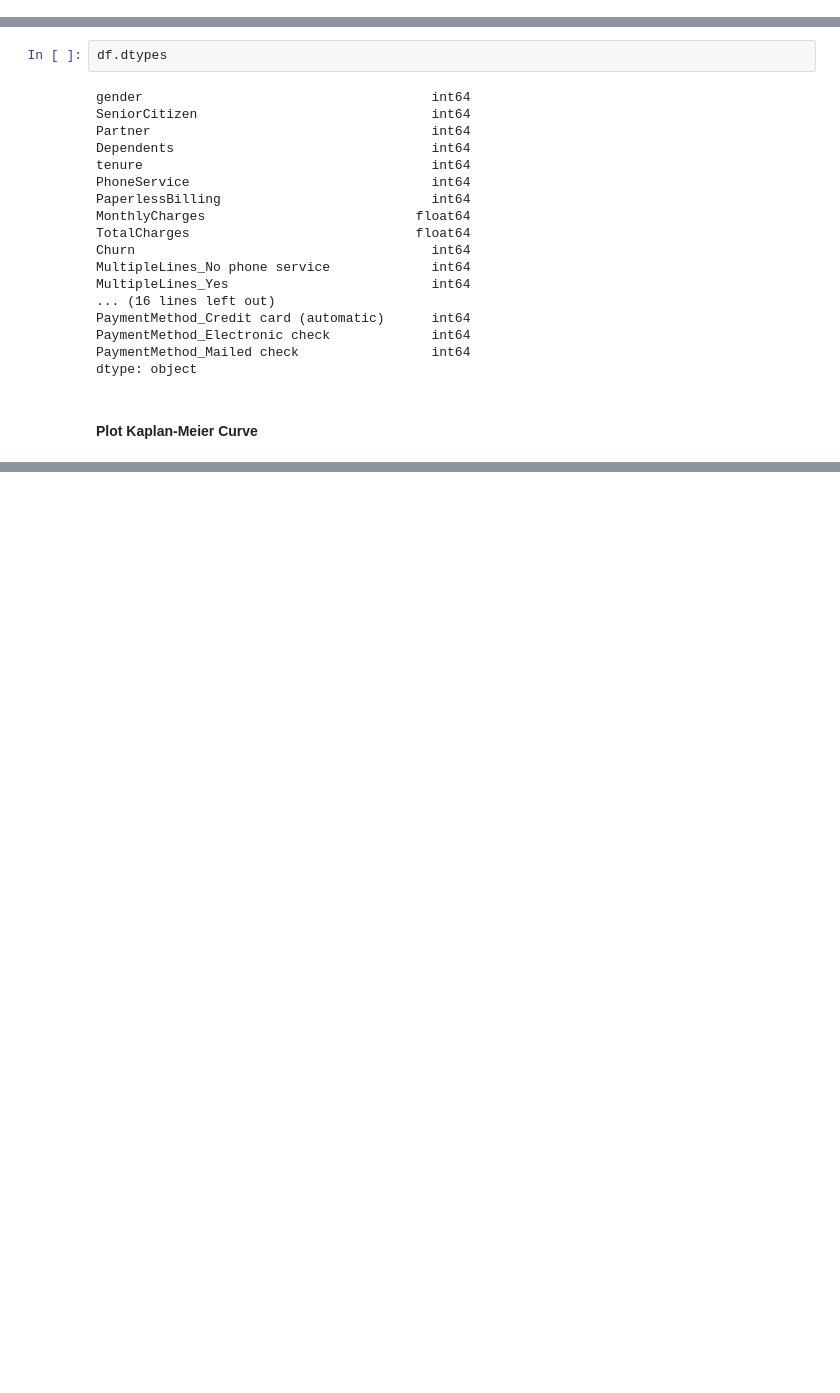
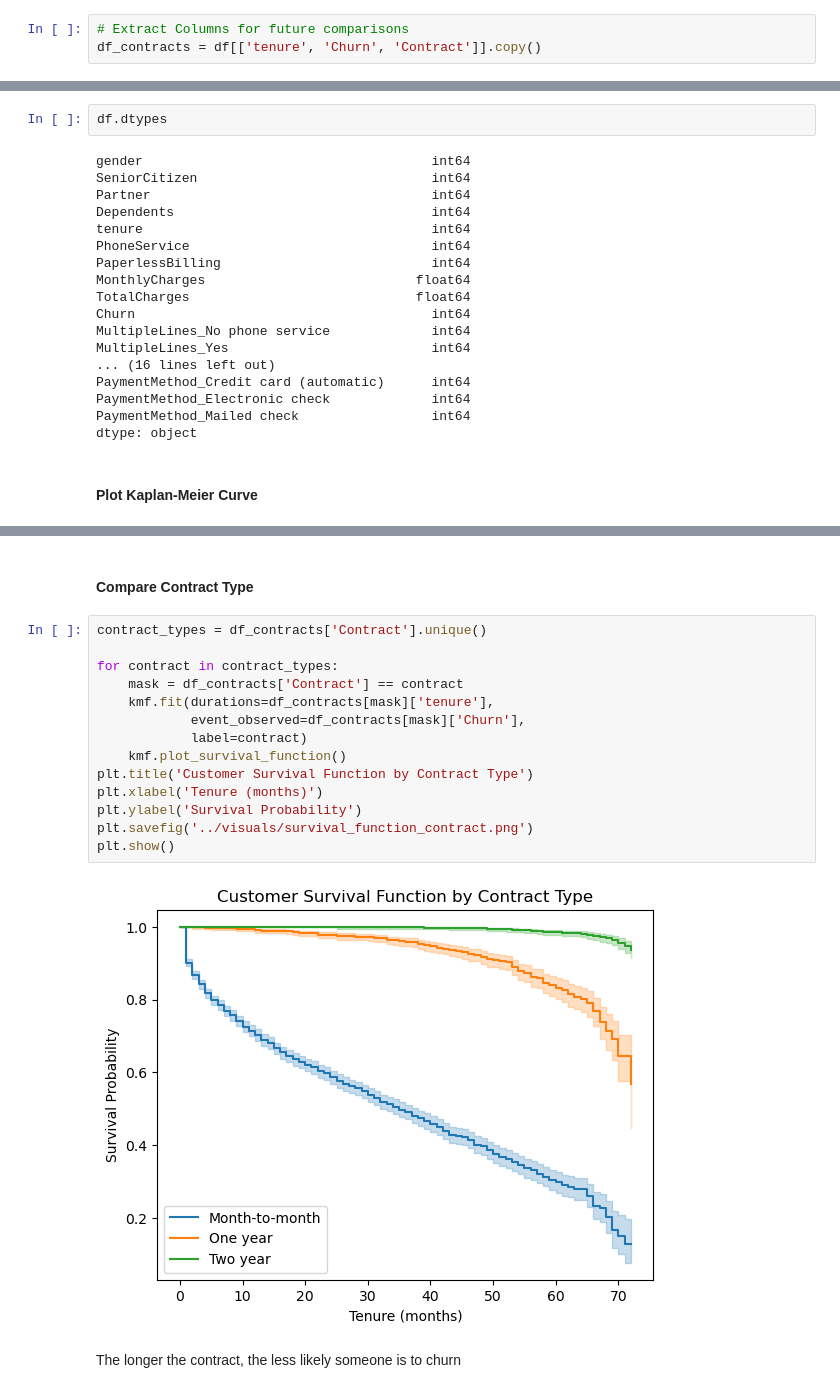
Before and after one commit to DerekHickey6/ml-mini-projects, a Jupyter notebook: customer-survival-analysis/notebooks/survival_analysis.ipynb, the cells around one changed output, grey strips where cells are left out. Saved outputs shown, nothing was run; the diff lists cells and outputs as text; blank space fills up the shorter version.

```diff
--- a/customer-survival-analysis/notebooks/survival_analysis.ipynb
+++ b/customer-survival-analysis/notebooks/survival_analysis.ipynb
@@ -106,6 +106,9 @@ MonthlyCharges      float64
 TotalCharges        float64
 Churn                 int64
 dtype: object
+# %%
+# Extract Columns for future comparisons
+df_contracts = df[['tenure', 'Churn', 'Contract']].copy()
 # %% [markdown]
 #### Encode columns
 # %%
@@ -166,0 +174,20 @@ kmf.plot_survival_function()
+# %% [markdown]
+#### Compare Contract Type
+# %%
+contract_types = df_contracts['Contract'].unique()
+
+for contract in contract_types:
+    mask = df_contracts['Contract'] == contract
+    kmf.fit(durations=df_contracts[mask]['tenure'],
+            event_observed=df_contracts[mask]['Churn'],
+            label=contract)
+    kmf.plot_survival_function()
+plt.title('Customer Survival Function by Contract Type')
+plt.xlabel('Tenure (months)')
+plt.ylabel('Survival Probability')
+plt.savefig('../visuals/survival_function_contract.png')
+plt.show()
+# %% [output]
+[figure, added]
+# %% [markdown]
+The longer the contract, the less likely someone is to churn
```
Also changed, not shown: parts of 1 cell of this notebook, 2 other files.
